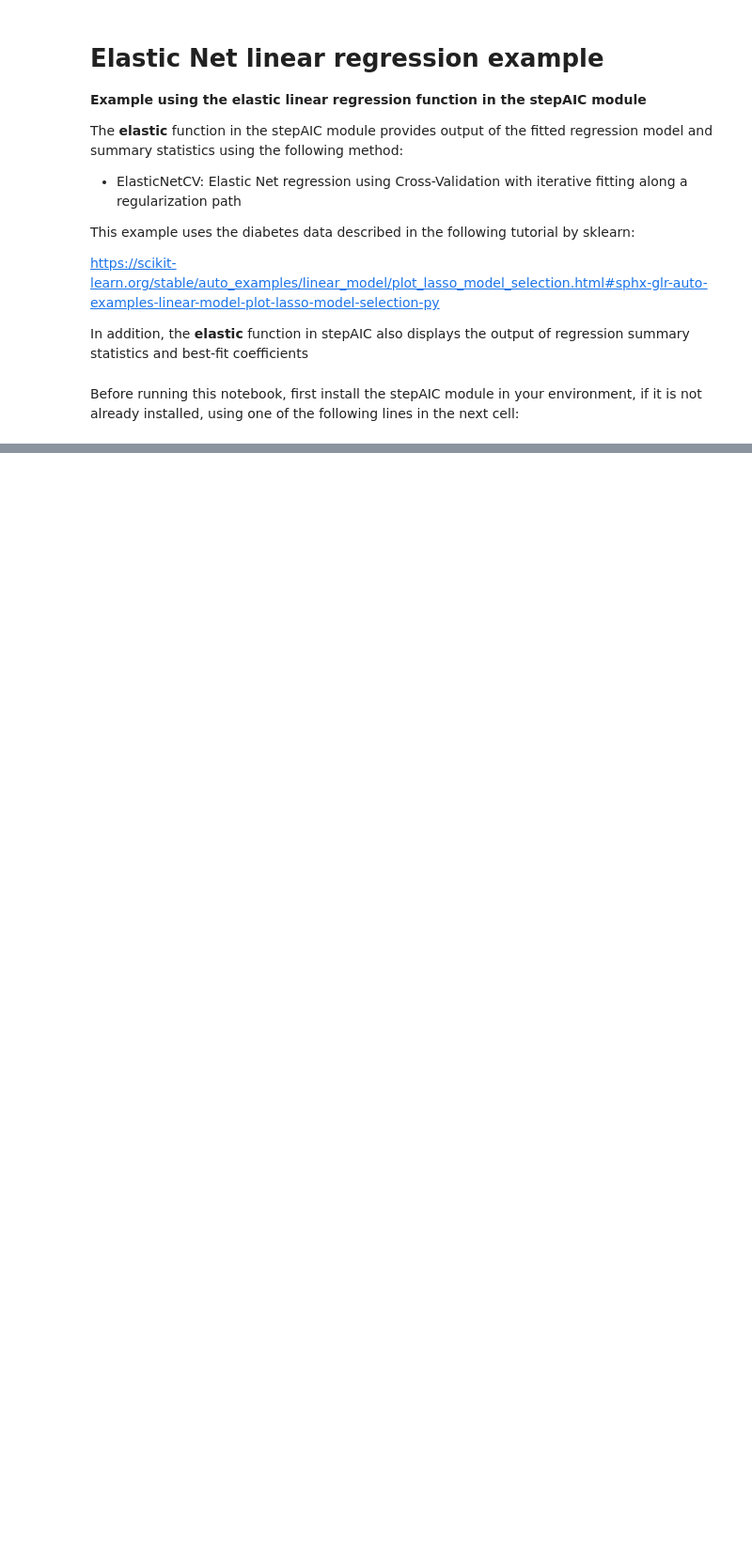
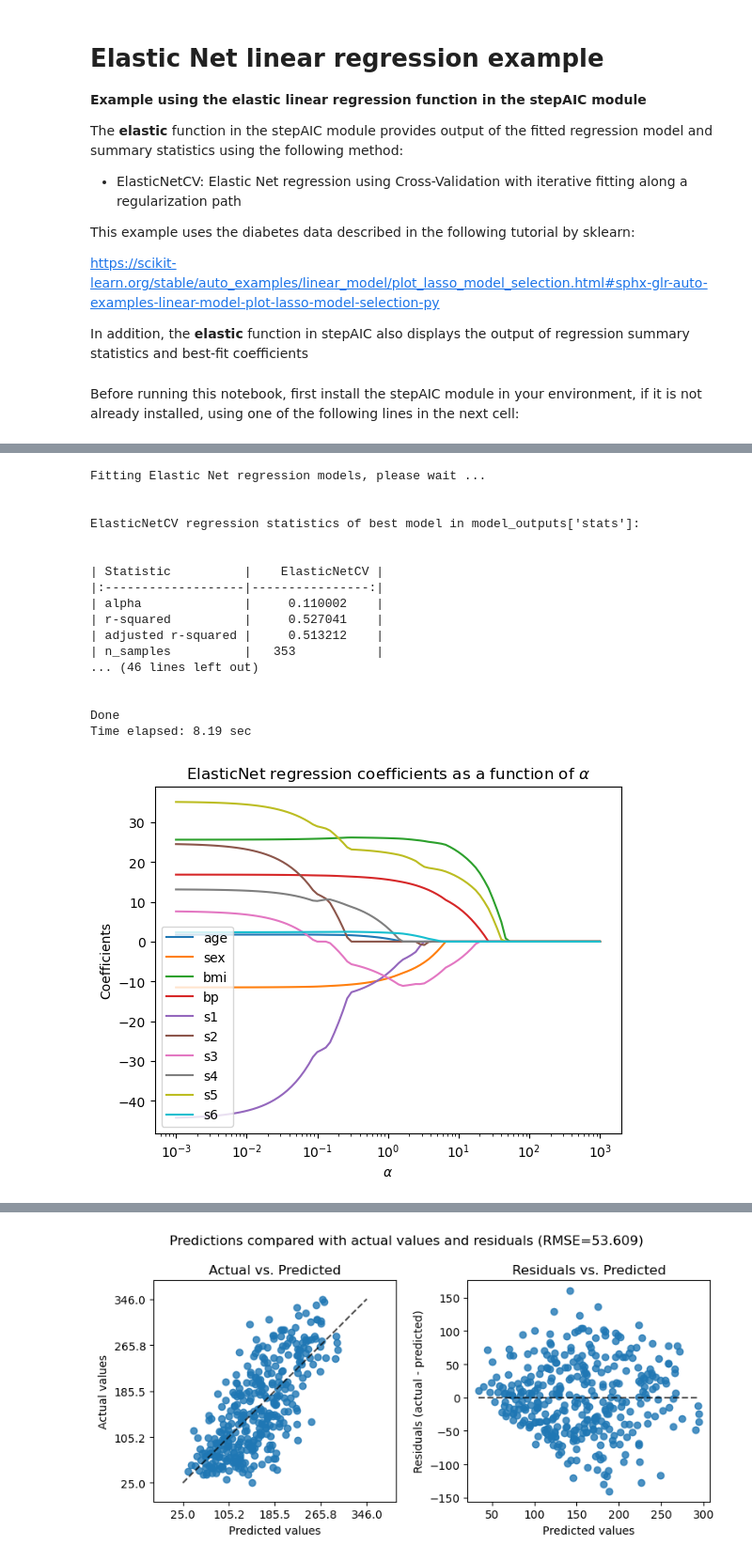
Before and after one commit to gjpelletier/stepAIC, a Jupyter notebook: Example_ElasticNet_regression.ipynb, the cells around one changed output, grey strips where cells are left out. Shown: that part at 94% size. Cells and saved outputs as stored; diff of their text form; code cells hidden in the pictures; blank space fills up the shorter version.

```diff
--- a/Example_ElasticNet_regression.ipynb
+++ b/Example_ElasticNet_regression.ipynb
@@ -38,0 +30,3 @@ Next, we will use the **elastic** function in stepAIC to fit the ElasticNet regr
+# %%
+from sklearn.model_selection import train_test_split
+X_train, X_test, y_train, y_test = train_test_split(X, y, test_size=0.2, random_state=42)
@@ -38,0 +35,22 @@ Next, we will use the **elastic** function in stepAIC to fit the ElasticNet regr
+# %%
+from stepAIC import elastic
+train_model, train_output = elastic(X_train, y_train)
+# %% [output]
+Fitting Elastic Net regression models, please wait ...
+
+
+ElasticNetCV regression statistics of best model in model_outputs['stats']:
+
+
+| Statistic          |    ElasticNetCV |
+|:-------------------|----------------:|
+| alpha              |     0.110002    |
+| r-squared          |     0.527041    |
+| adjusted r-squared |     0.513212    |
+| n_samples          |   353           |
+... (46 lines left out)
+
+
+Done
+Time elapsed: 8.19 sec
+[figure, added]
@@ -38,0 +58 @@ Next, we will use the **elastic** function in stepAIC to fit the ElasticNet regr
+[figure, added]
```
Also changed, not shown: parts of 14 cells of this notebook, 2 other files.
